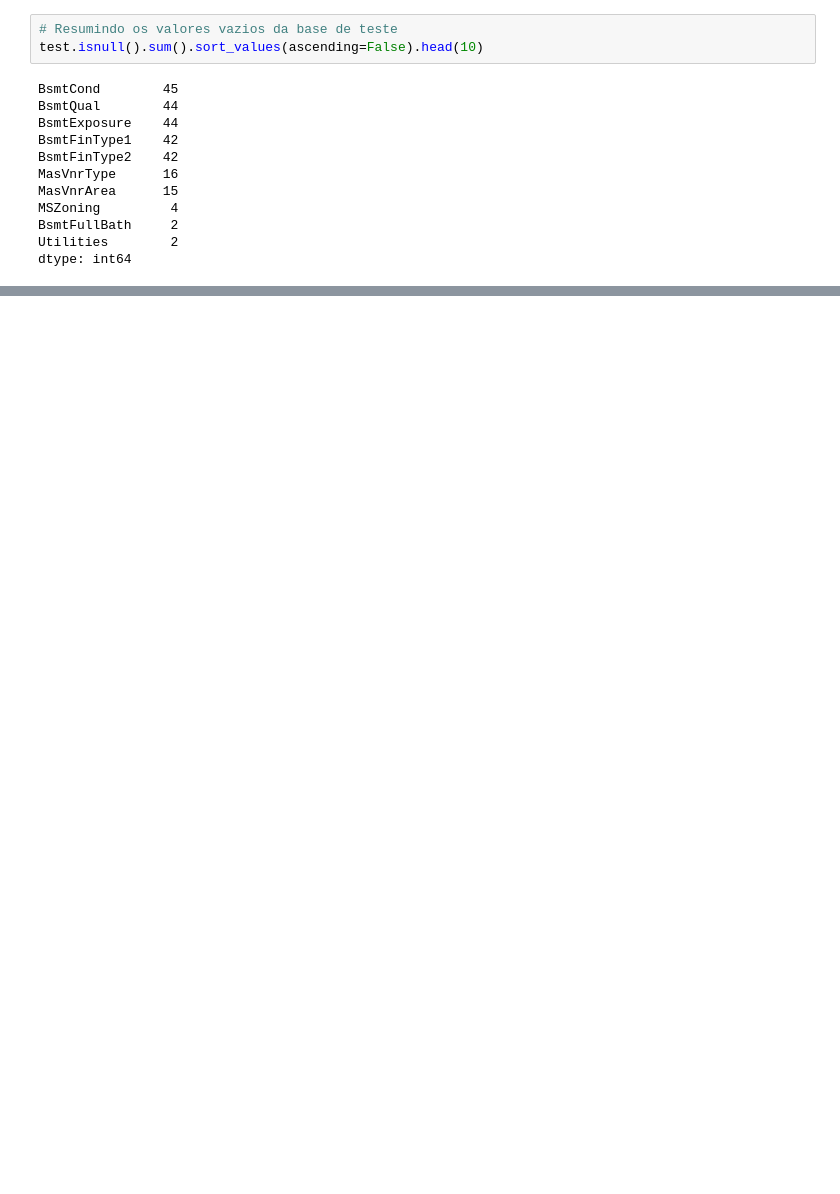
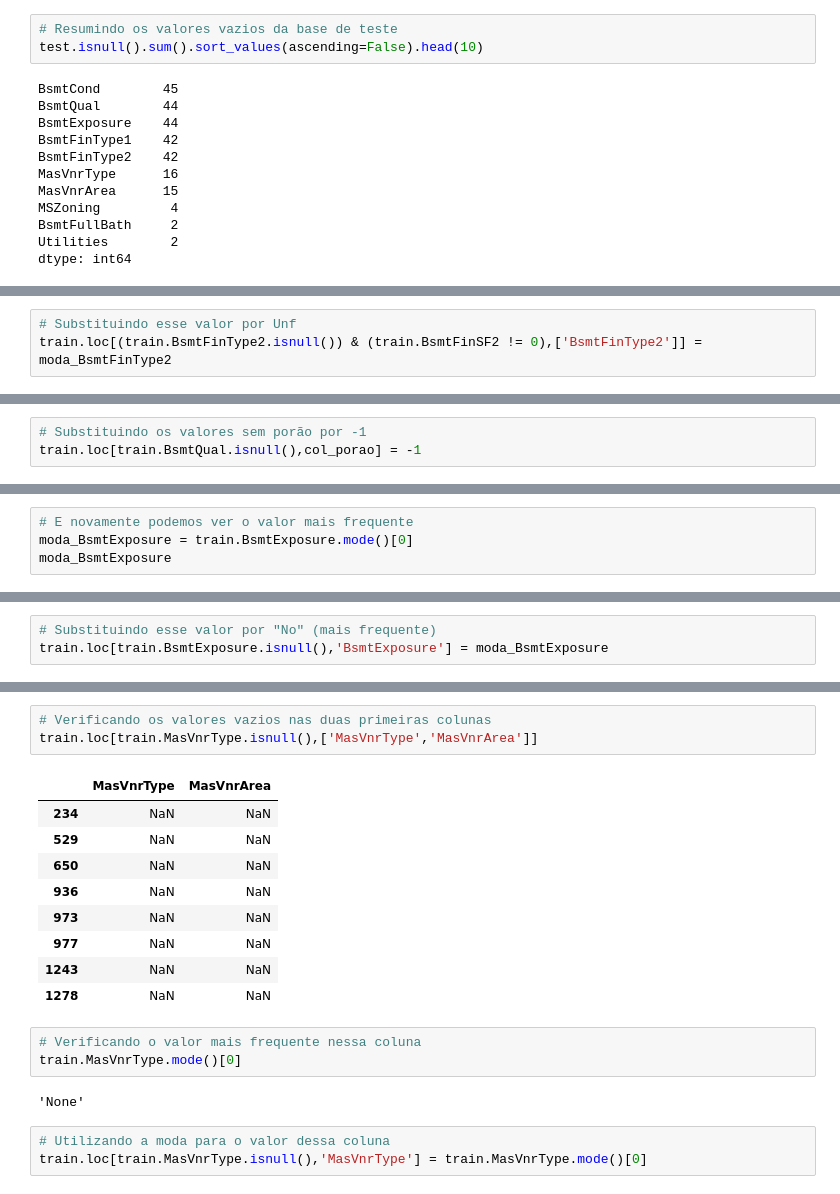
Before and after one commit to pedro-hnrq/House-Price, a Jupyter notebook: Limpeza_dos_Dados.ipynb, the cells around one changed output, grey strips where cells are left out. Saved outputs shown, nothing was run; the diff lists cells and outputs as text; blank space fills up the shorter version.

```diff
--- a/Limpeza_dos_Dados.ipynb
+++ b/Limpeza_dos_Dados.ipynb
@@ -540,0 +577,3 @@ dtype: int64
+# %%
+# Substituindo esse valor por Unf
+train.loc[(train.BsmtFinType2.isnull()) & (train.BsmtFinSF2 != 0),['BsmtFinType2']] = moda_BsmtFinType2
@@ -540,0 +591,3 @@ dtype: int64
+# %%
+# Substituindo os valores sem porão por -1
+train.loc[train.BsmtQual.isnull(),col_porao] = -1
@@ -540,0 +618,4 @@ dtype: int64
+# %%
+# E novamente podemos ver o valor mais frequente
+moda_BsmtExposure = train.BsmtExposure.mode()[0]
+moda_BsmtExposure
@@ -540,0 +624,3 @@ dtype: int64
+# %%
+# Substituindo esse valor por "No" (mais frequente)
+train.loc[train.BsmtExposure.isnull(),'BsmtExposure'] = moda_BsmtExposure
@@ -540,0 +786,21 @@ dtype: int64
+# %%
+# Verificando os valores vazios nas duas primeiras colunas
+train.loc[train.MasVnrType.isnull(),['MasVnrType','MasVnrArea']]
+# %% [output]
+|  | MasVnrType | MasVnrArea |
+| 234 | NaN | NaN |
+| 529 | NaN | NaN |
+| 650 | NaN | NaN |
+| 936 | NaN | NaN |
+| 973 | NaN | NaN |
+| 977 | NaN | NaN |
+| 1243 | NaN | NaN |
+| 1278 | NaN | NaN |
+# %%
+# Verificando o valor mais frequente nessa coluna
+train.MasVnrType.mode()[0]
+# %% [output]
+'None'
+# %%
+# Utilizando a moda para o valor dessa coluna
+train.loc[train.MasVnrType.isnull(),'MasVnrType'] = train.MasVnrType.mode()[0]
```
Also changed, not shown: parts of 71 cells of this notebook.
